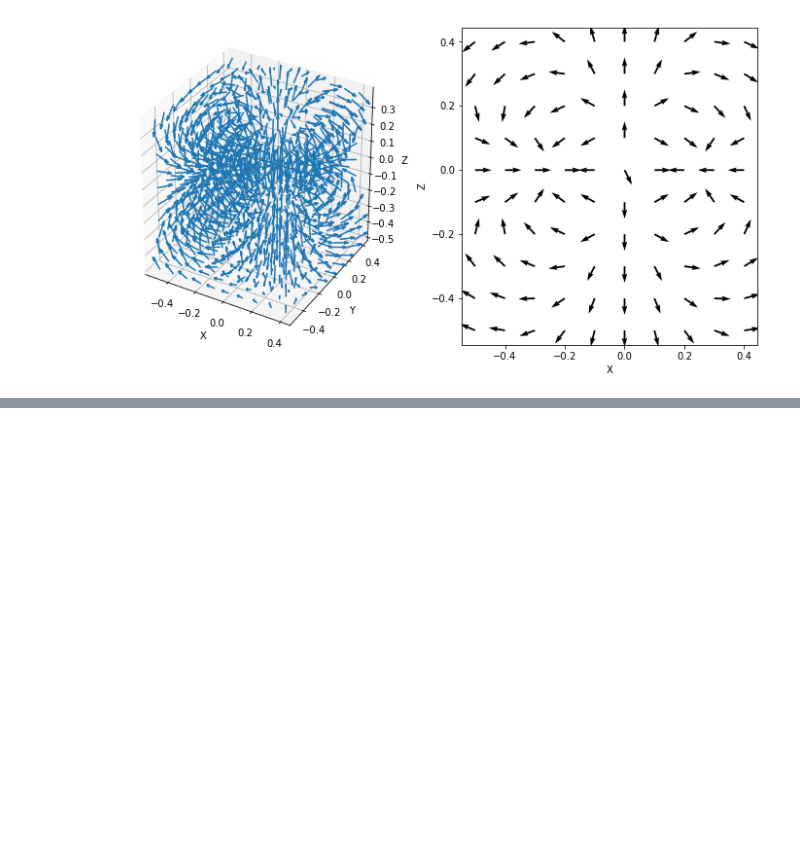
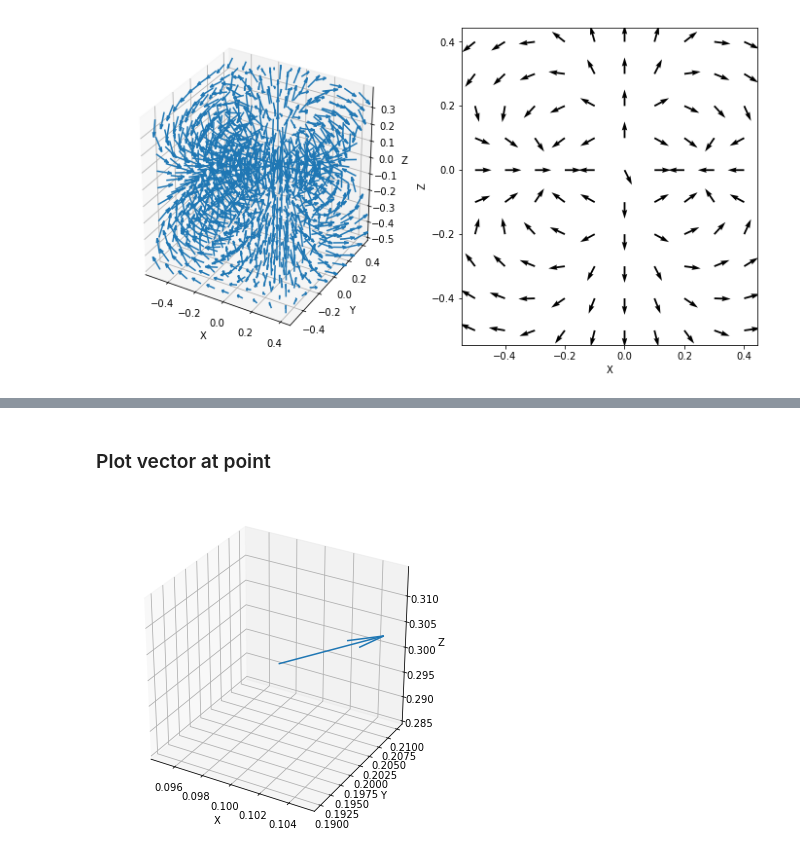
Before and after one commit to rmorenoga/Testing, a Jupyter notebook: Magnet/Python/Dipole.ipynb, the cells around one changed output, grey strips where cells are left out. Drawn from its saved outputs; the diff is of its cells as text; code cells hidden in the pictures; blank space fills up the shorter version.

Commit message:
Added example of how to calc force at 1 point

```diff
--- a/Magnet/Python/Dipole.ipynb
+++ b/Magnet/Python/Dipole.ipynb
@@ -162,0 +170,9 @@ plt.show()
+# %%
+#Define point at which the force will be calculated
+xf = 0.1;yf = 0.2;zf = 0.3;
+# Define separation for array
+h = 0.01
+# Expand in array
+xfa = np.array([xf-2*h,xf-h,xf,xf+h,xf+2*h])
+yfa = np.array([yf-2*h,yf-h,yf,yf+h,yf+2*h])
+zfa = np.array([zf-2*h,zf-h,zf,zf+h,zf+2*h])
@@ -162,0 +181,7 @@ plt.show()
+# %%
+XF,YF,ZF = np.meshgrid(xfa,yfa,zfa)
+Bxf,Byf,Bzf = dipfield2(mVec,r0Vec,XF,YF,ZF)
+mdotBf = dotproduct(mVec2[0],mVec2[1],mVec2[2],Bxf,Byf,Bzf)
+display(XF[2][2][2])
+display(YF[2][2][2])
+display(ZF[2][2][2])
@@ -162,0 +194,3 @@ plt.show()
+# %%
+# Calculate the gradient of mdotB by specifying spacing
+fyh,fxh,fzh = np.gradient(mdotBf,h,h,h)
@@ -162,0 +199,7 @@ plt.show()
+# %%
+fxf = fxh[2][2][2]
+fyf = fyh[2][2][2]
+fzf = fzh[2][2][2]
+display("fxf",fxf)
+display("fyf",fyf)
+display("fzf",fzf)
@@ -162,0 +213,13 @@ plt.show()
+# %% [markdown]
+### Plot vector at point
+# %%
+fig4 = plt.figure(figsize=(6, 6))
+ax4 = fig4.gca(projection='3d')
+ax4.set_xlabel('X')
+ax4.set_ylabel('Y')
+ax4.set_zlabel('Z')
+ax4.quiver(xf, yf, zf, fxf, fyf, fzf,length = 0.01,normalize =True)
+#ax4.view_init(90, 0)
+plt.show()
+# %% [output]
+[figure, added]
```
Also changed, not shown: parts of 11 cells of this notebook, 1 other file.
